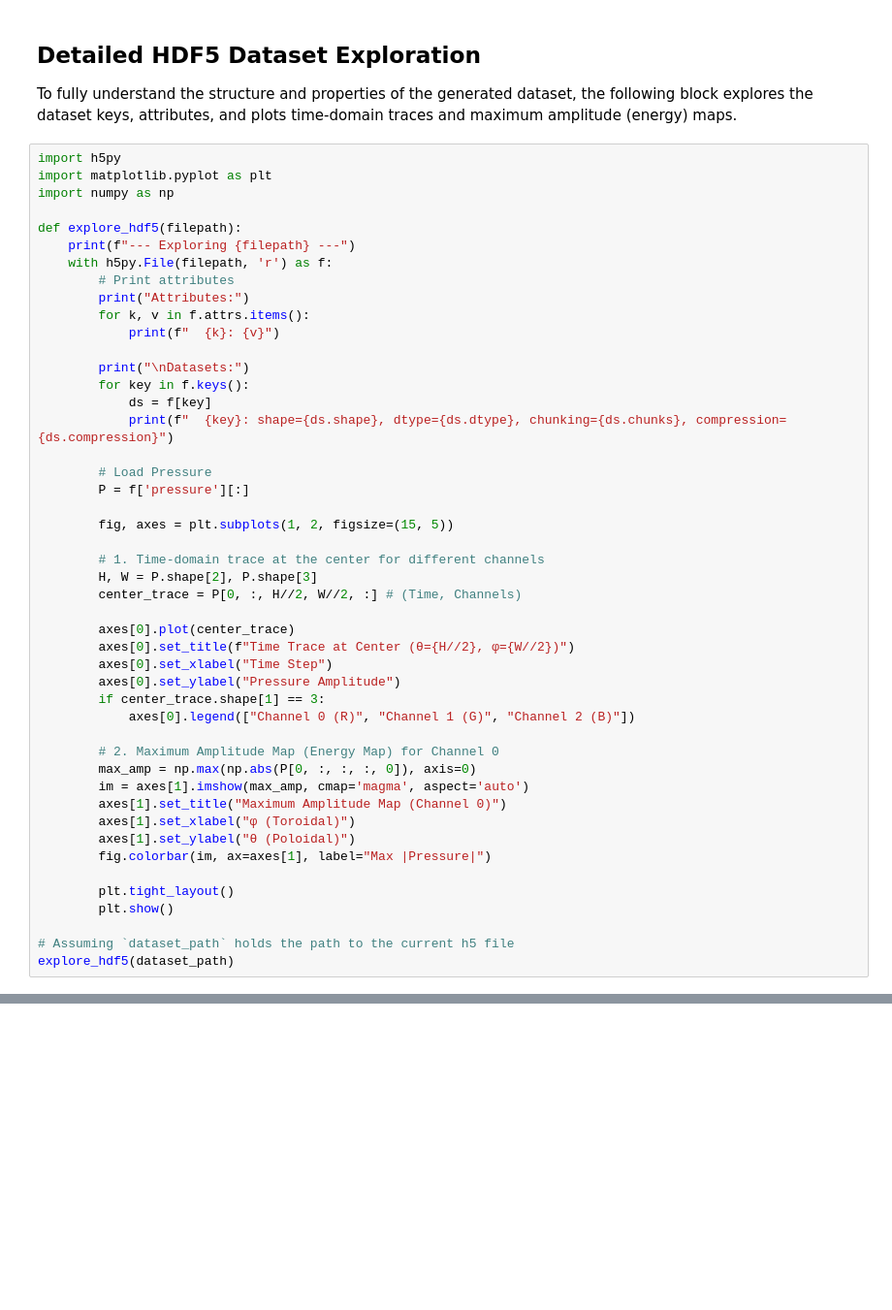
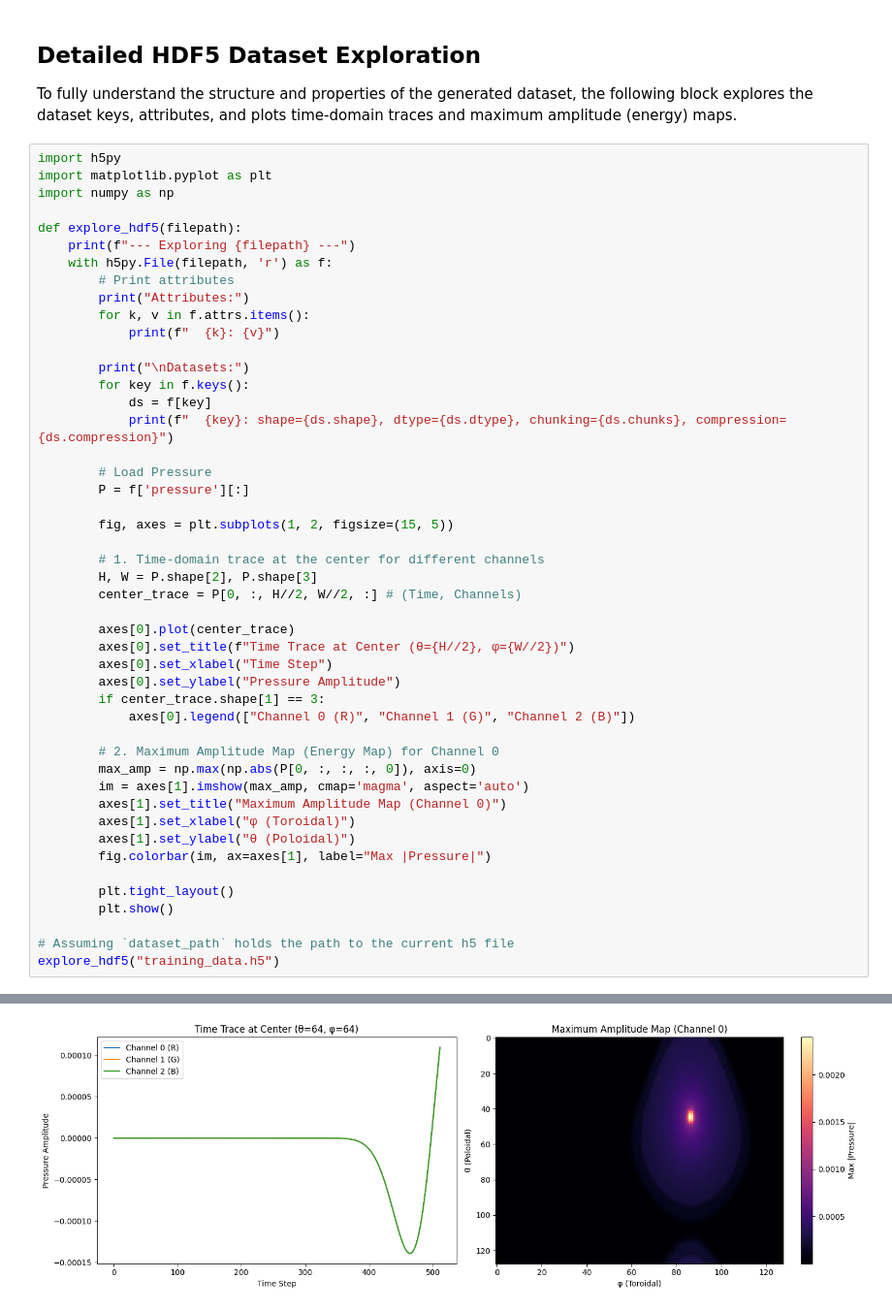
Before and after one commit to ravenwit/NOMAD, a Jupyter notebook: Acoustic_Wave_Torus.ipynb, the cells around one changed output, grey strips where cells are left out. Shown at 97% size. Cells and saved outputs as stored; diff of their text form; blank space fills up the shorter version.

```diff
--- a/Acoustic_Wave_Torus.ipynb
+++ b/Acoustic_Wave_Torus.ipynb
@@ -1047,4 +1054,5 @@ def explore_hdf5(filepath):
         plt.show()
 
 # Assuming `dataset_path` holds the path to the current h5 file
-explore_hdf5(dataset_path)
+explore_hdf5("training_data.h5")
+# %% [output]
@@ -1050,0 +1070 @@ explore_hdf5(dataset_path)
+[figure, added]
```
Also changed, not shown: parts of 12 cells of this notebook.
